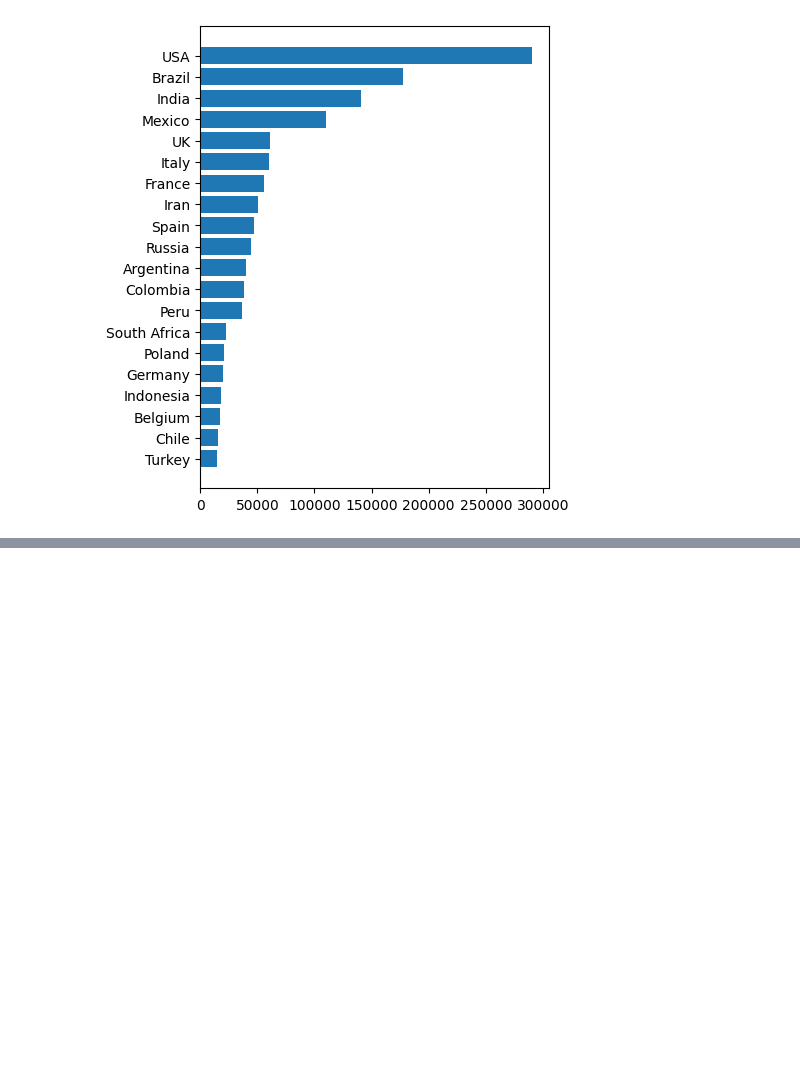
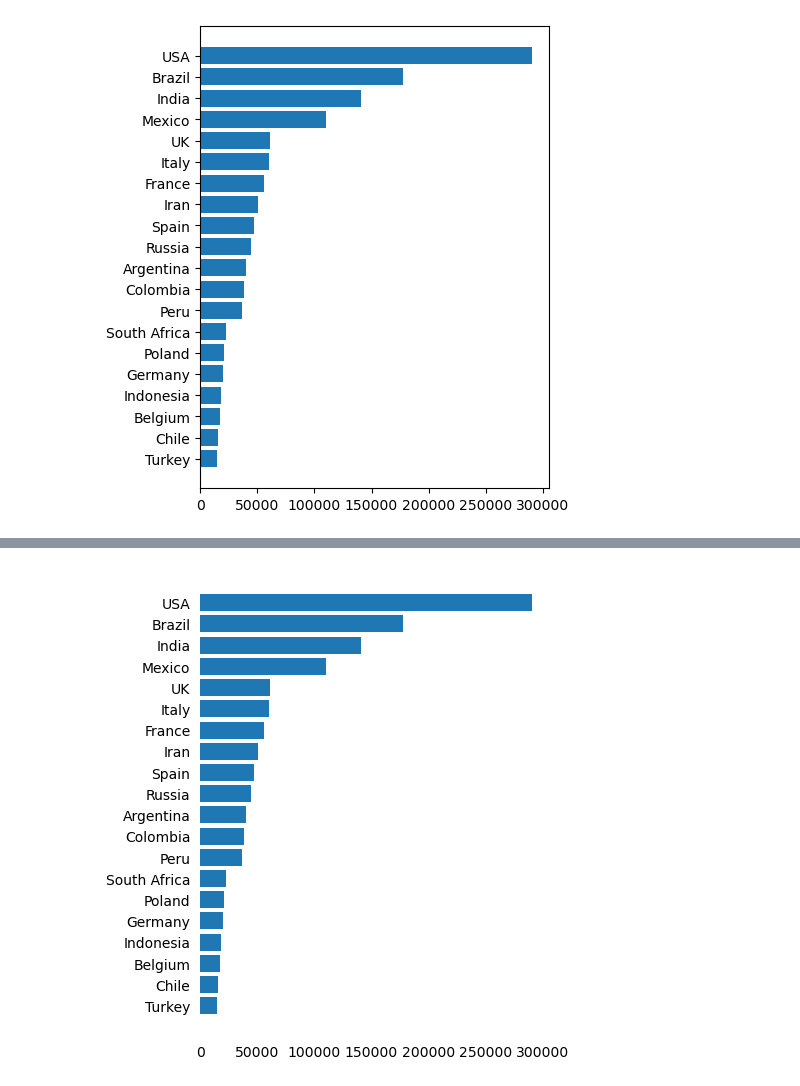
Before and after one commit to dev-alissonalves/data-scientist-dataquest, a Jupyter notebook: part02 - data_analysis_and_visualization/3-telling-stories-using-data-visualization/notebooks/00-design_for_an_audience.ipynb, the cells around one changed output, grey strips where cells are left out. Drawn from its saved outputs; the diff is of its cells as text; code cells hidden in the pictures; blank space fills up the shorter version.

```diff
--- a/part02 - data_analysis_and_visualization/3-telling-stories-using-data-visualization/notebooks/00-design_for_an_audience.ipynb
+++ b/part02 - data_analysis_and_visualization/3-telling-stories-using-data-visualization/notebooks/00-design_for_an_audience.ipynb
@@ -51,9 +51,6 @@ plt.show()
 # %%
 import pandas as pd
 import matplotlib.pyplot as plt
-
-top20_deathtoll = pd.read_csv('../dataset/top20_deathtoll.csv')
-top20_deathtoll = top20_deathtoll.head(20)
 
 fig, ax = plt.subplots(figsize=(4.5, 6))
 ax.barh(top20_deathtoll['Country_Other'],
@@ -64,0 +91,13 @@ plt.show()
+# %%
+fig, ax = plt.subplots(figsize=(4.5, 6))
+ax.barh(top20_deathtoll['Country_Other'],
+        top20_deathtoll['Total_Deaths'])
+
+ax.tick_params(bottom = False, left = False)
+
+for location in ['left', 'right', 'bottom', 'top']:
+    ax.spines[location].set_visible(False)
+
+plt.show()
+# %% [output]
+[figure, added]
```
Also changed, not shown: parts of 6 cells of this notebook.
